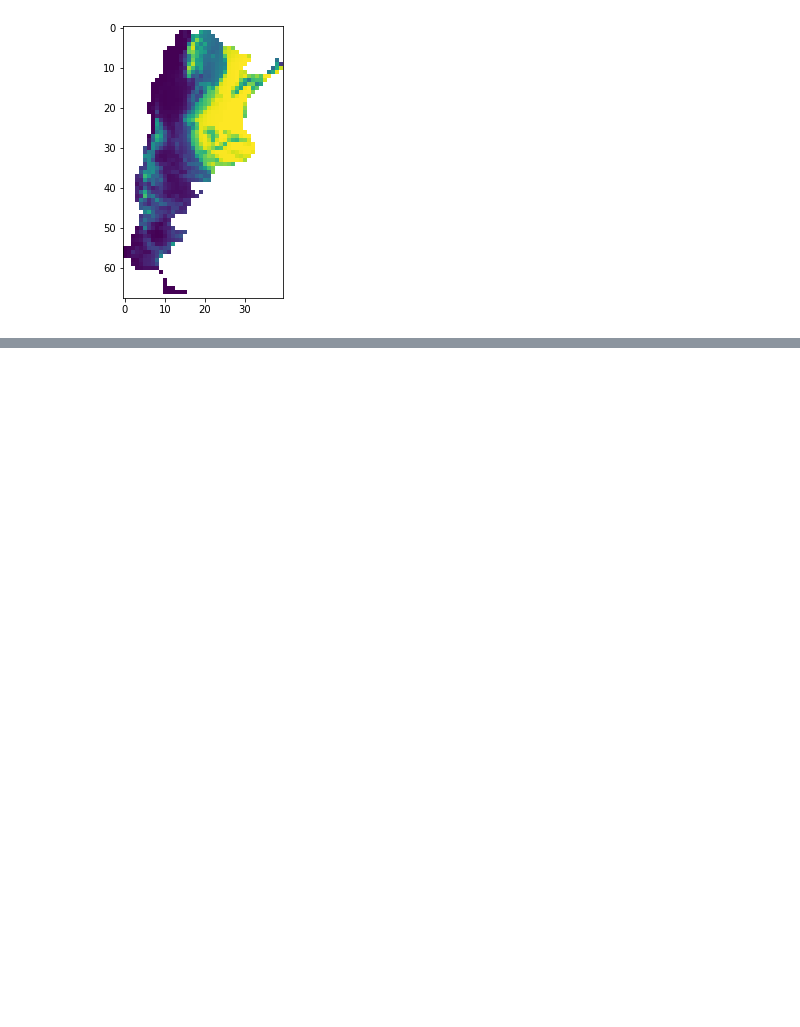
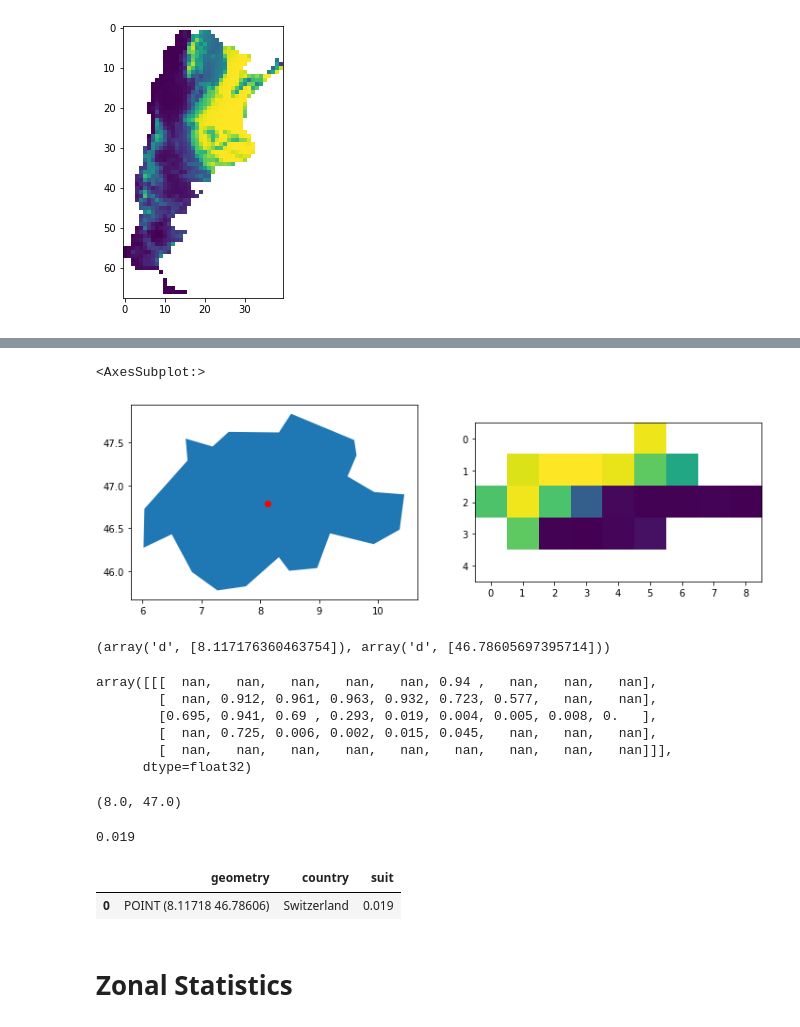
Before and after one commit to sebastianhohmann/geopandas_examples, a Jupyter notebook: _05_common_recipes_raster.ipynb, the cells around one changed output, grey strips where cells are left out. Saved outputs shown, nothing was run; the diff lists cells and outputs as text; code cells hidden in the pictures; blank space fills up the shorter version.

```diff
--- a/_05_common_recipes_raster.ipynb
+++ b/_05_common_recipes_raster.ipynb
@@ -379,0 +395,6 @@ show(suit_arg_array, ax=ax)
+# %%
+centroids['suit'] = np.nan
+for i, point in enumerate(centroids.geometry):
+    x, y = point.xy[0][0], point.xy[1][0]
+    row, col = suit.index(x, y)
+    centroids.loc[i, 'suit'] = suit.read(1)[row, col]
@@ -379,0 +426,2 @@ show(suit_arg_array, ax=ax)
+# %%
+che_cent = centroids[centroids.country=='Switzerland'].reset_index(drop=True)
@@ -379,0 +432,39 @@ show(suit_arg_array, ax=ax)
+# %%
+suit_che_array, suit_che_transform = mask(suit,
+                                          shapes=che.geometry,
+                                          crop=True, nodata=np.nan)
+# %%
+f, ax = plt.subplots(1,2, figsize=(12, 6))
+che.plot(ax=ax[0])
+che_cent.plot(ax=ax[0], color='r')
+show(suit_che_array, ax=ax[1])
+# %% [output]
+<AxesSubplot:>
+[figure, added]
+# %%
+x, y = che_cent.geometry.values[0].xy
+x, y
+# %% [output]
+(array('d', [8.117176360463754]), array('d', [46.78605697395714]))
+# %%
+suit_che_array
+# %% [output]
+array([[[  nan,   nan,   nan,   nan,   nan, 0.94 ,   nan,   nan,   nan],
+        [  nan, 0.912, 0.961, 0.963, 0.932, 0.723, 0.577,   nan,   nan],
+        [0.695, 0.941, 0.69 , 0.293, 0.019, 0.004, 0.005, 0.008, 0.   ],
+        [  nan, 0.725, 0.006, 0.002, 0.015, 0.045,   nan,   nan,   nan],
+        [  nan,   nan,   nan,   nan,   nan,   nan,   nan,   nan,   nan]]],
+      dtype=float32)
+# %%
+suit_che_transform * (4, 2)
+# %% [output]
+(8.0, 47.0)
+# %%
+suit_che_array[0][2, 4]
+# %% [output]
+0.019
+# %%
+che_cent
+# %% [output]
+|  | geometry | country | suit |
+| 0 | POINT (8.11718 46.78606) | Switzerland | 0.019 |
@@ -379,0 +474,2 @@ show(suit_arg_array, ax=ax)
+# %% [markdown]
+# Zonal Statistics
```
Also changed, not shown: parts of 11 cells of this notebook, 1 other file.
